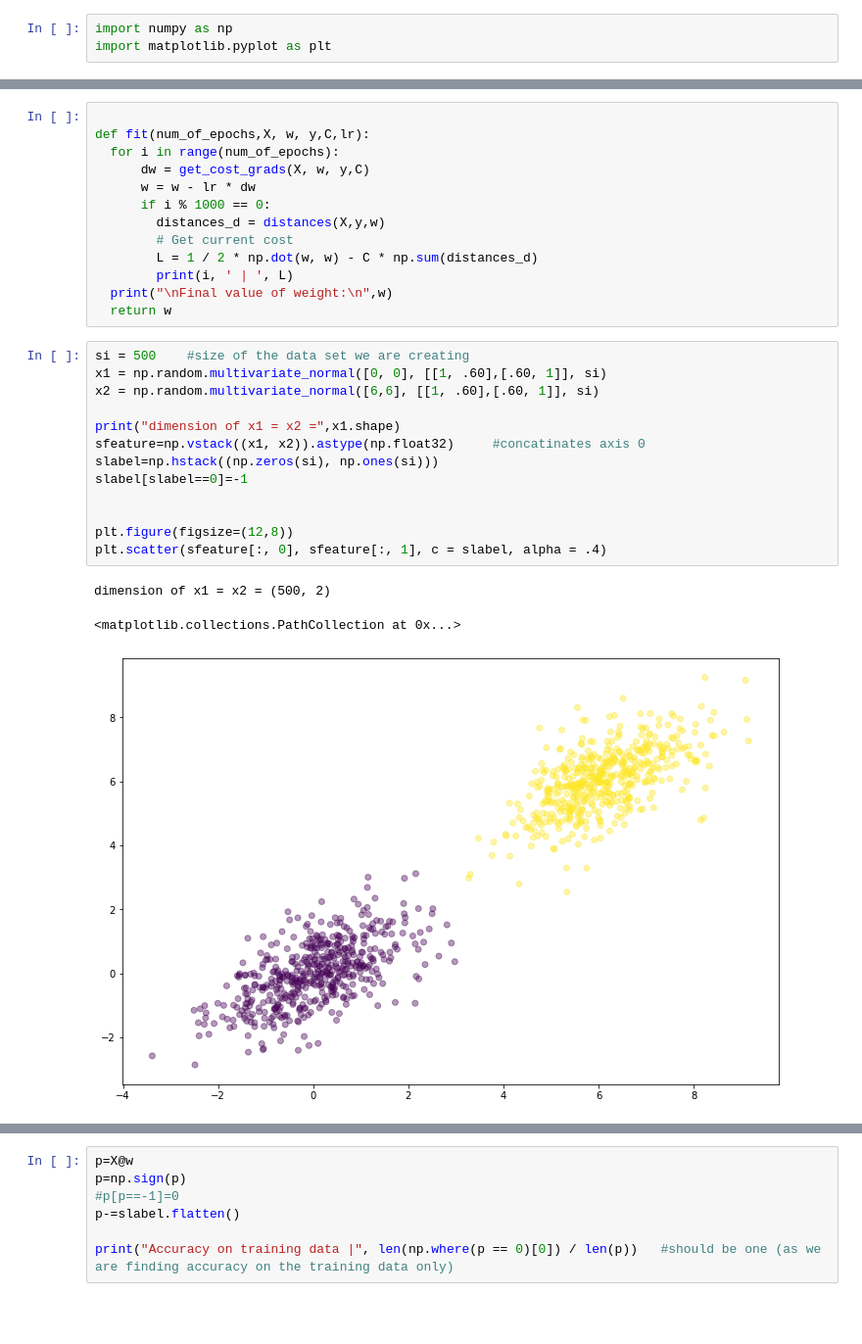
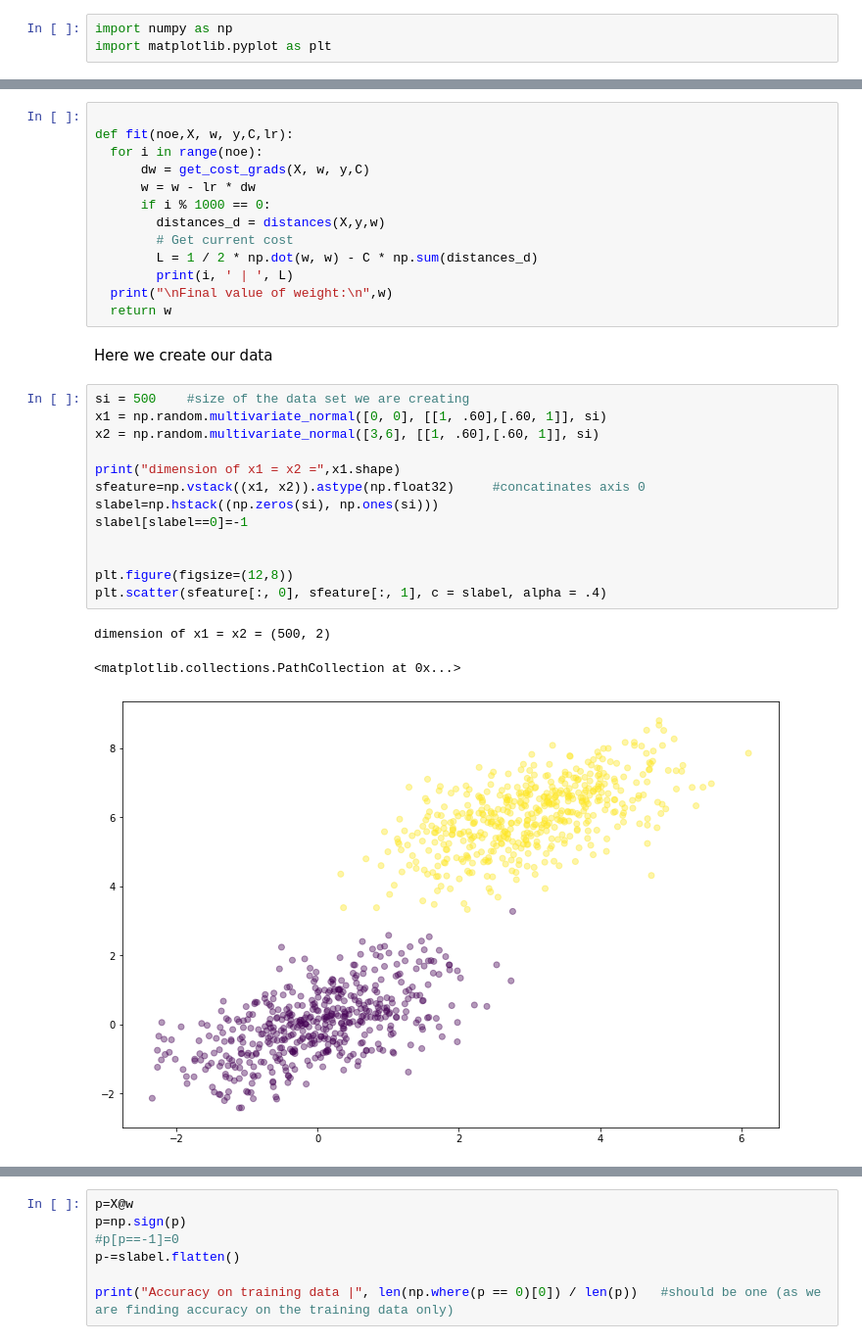
Before and after one commit to krag-harsh/SVM_implementation, a Jupyter notebook: linear_SVM.ipynb, the cells around one changed output, grey strips where cells are left out. Shown: that part at 98% size. Drawn from its saved outputs; the diff is of its cells as text; blank space fills up the shorter version.

```diff
--- a/linear_SVM.ipynb
+++ b/linear_SVM.ipynb
@@ -28,8 +52,8 @@ def get_cost_grads(X, w, y,C):
   return  dw / len(X)
 # %%
 
-def fit(num_of_epochs,X, w, y,C,lr):
-  for i in range(num_of_epochs):
+def fit(noe,X, w, y,C,lr):
+  for i in range(noe):
       dw = get_cost_grads(X, w, y,C)
       w = w - lr * dw
       if i % 1000 == 0:
@@ -39,23 +63,25 @@ def fit(num_of_epochs,X, w, y,C,lr):
         print(i, ' | ', L)
   print("\nFinal value of weight:\n",w)
   return w
+# %% [markdown]
+Here we create our data
 # %%
 si = 500    #size of the data set we are creating
 x1 = np.random.multivariate_normal([0, 0], [[1, .60],[.60, 1]], si)
-x2 = np.random.multivariate_normal([6,6], [[1, .60],[.60, 1]], si)
+x2 = np.random.multivariate_normal([3,6], [[1, .60],[.60, 1]], si)
 
 print("dimension of x1 = x2 =",x1.shape)
 sfeature=np.vstack((x1, x2)).astype(np.float32)     #concatinates axis 0
 slabel=np.hstack((np.zeros(si), np.ones(si)))
 slabel[slabel==0]=-1
 
 
 plt.figure(figsize=(12,8))
 plt.scatter(sfeature[:, 0], sfeature[:, 1], c = slabel, alpha = .4)
 # %% [output]
 dimension of x1 = x2 = (500, 2)
 <matplotlib.collections.PathCollection at 0x...>
-[figure, old version]
+[figure, new version]
 # %%
 X = np.column_stack((np.ones(len(sfeature)), sfeature))
 w = np.zeros(len(X[0]))
```
Also changed, not shown: parts of 6 cells of this notebook.
